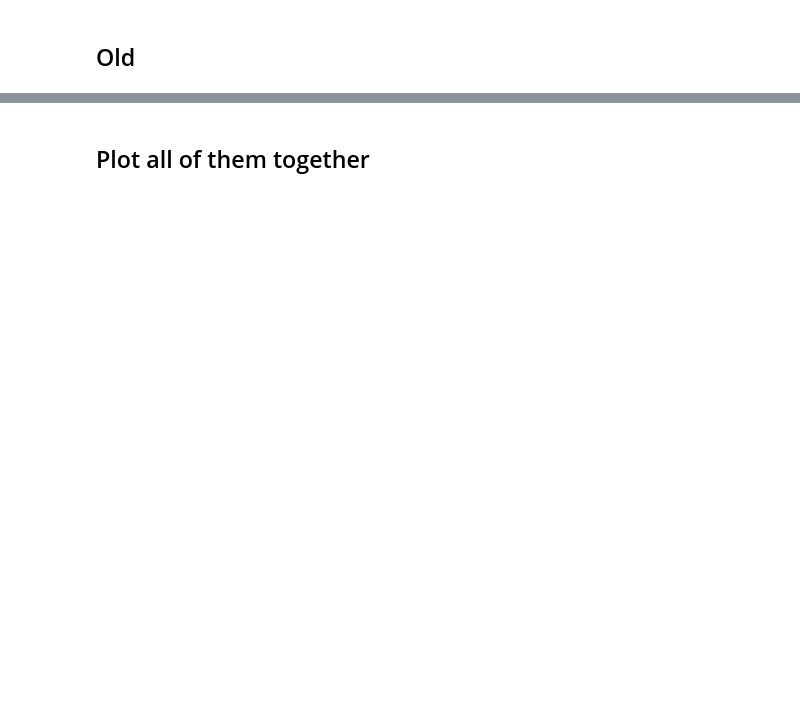
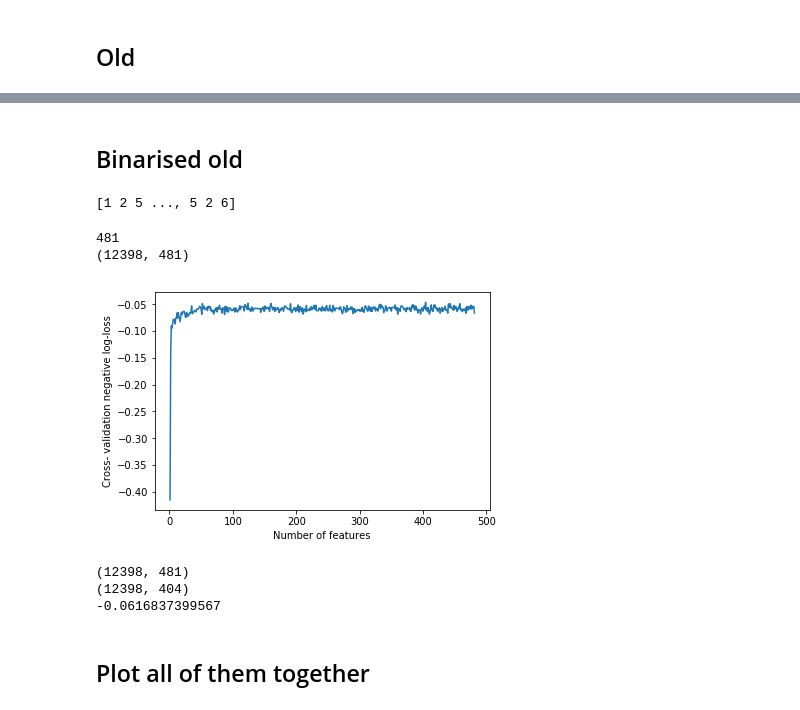
Before and after one commit to inigoval/pulseClassifier, a Jupyter notebook: notebooks/feature-reduction.ipynb, the cells around one changed output, grey strips where cells are left out. Cells and saved outputs as stored; diff of their text form; code cells hidden in the pictures; blank space fills up the shorter version.

```diff
--- a/notebooks/feature-reduction.ipynb
+++ b/notebooks/feature-reduction.ipynb
@@ -184,0 +178,38 @@ featidx3 = rfe.get_support(indices=True)
+# %% [markdown]
+## Binarised old
+# %%
+preProcFeats = np.load('./processed.files/labelled/featuresnew.npy')
+preProcLabels = np.load('./processed.files/labelled/labelsnew.npy')
+
+print preProcLabels
+
+preProcLabels[preProcLabels != 9] = 0
+preProcLabels[preProcLabels == 9] = 1
+# %% [output]
+[1 2 5 ..., 5 2 6]
+# %%
+from sklearn.feature_selection import RFECV
+from sklearn.datasets import make_classification
+print preProcFeats.shape[1]
+
+rfe = RFECV(estimator=estimator, step=1, cv=k_fold, scoring='neg_log_loss')
+rfe.fit(preProcFeats, preProcLabels)
+
+ranked2 = rfe.ranking_
+
+print preProcFeats.shape
+# %% [output]
+481
+(12398, 481)
+# %%
+cvscores3 = rfe.grid_scores_
+feats3 = range(1, len(cvscores3) + 1)
+
+plt.figure()
+plt.xlabel('Number of features')
+plt.ylabel('Cross- validation negative log-loss')
+plt.plot(feats3, cvscores3)
+#plt.savefig('feature.importance.graphs/cv.png')
+plt.show()
+# %% [output]
+[figure, added]
@@ -198,7 +233,11 @@ clf = sklearn.ensemble.RandomForestClassifier(bootstrap=True,
             oob_score=False, random_state=420, verbose=0,
             warm_start=False)
 
-print np.mean(sklearn.model_selection.cross_val_score(clf, redfeat, preProcLabels,\
+print np.mean(sklearn.model_selection.cross_val_score(clf, redfeat3, preProcLabels,\
                                             cv=k_fold, n_jobs=-1, scoring='neg_log_loss'))
+# %% [output]
+(12398, 481)
+(12398, 404)
+-0.0616837399567
 # %% [markdown]
 ## Plot all of them together
```
Also changed, not shown: parts of 14 cells of this notebook, 8 other files.
